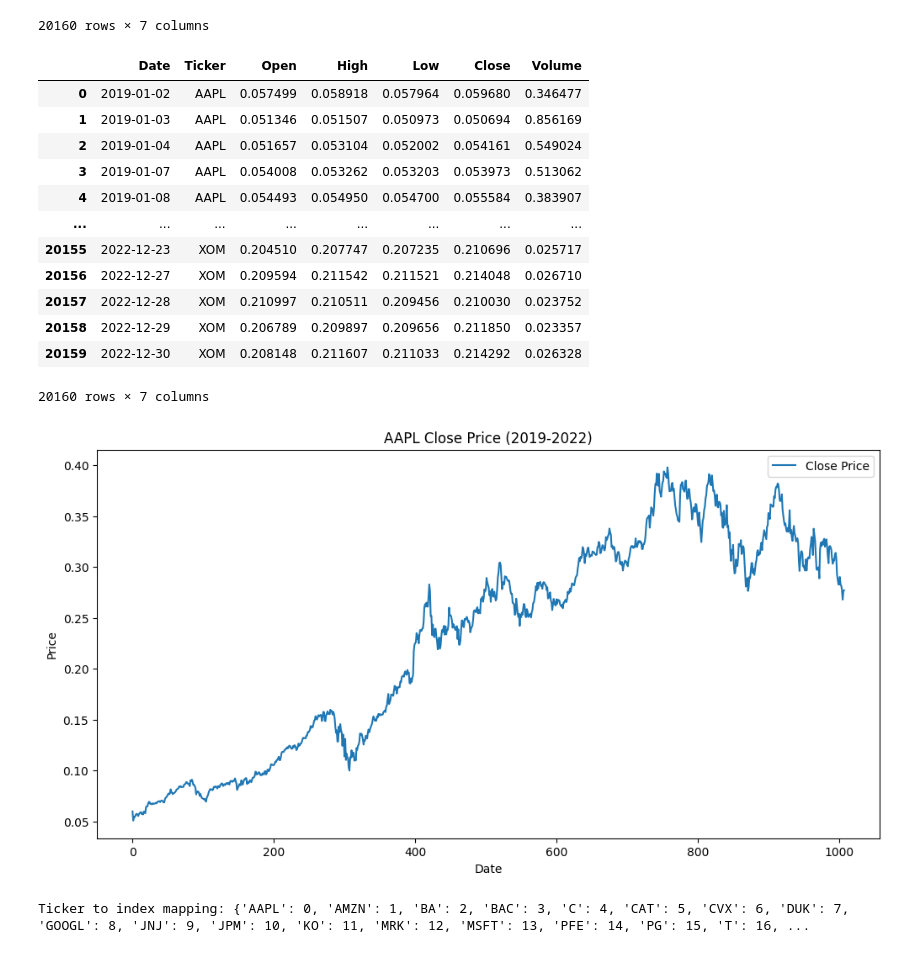
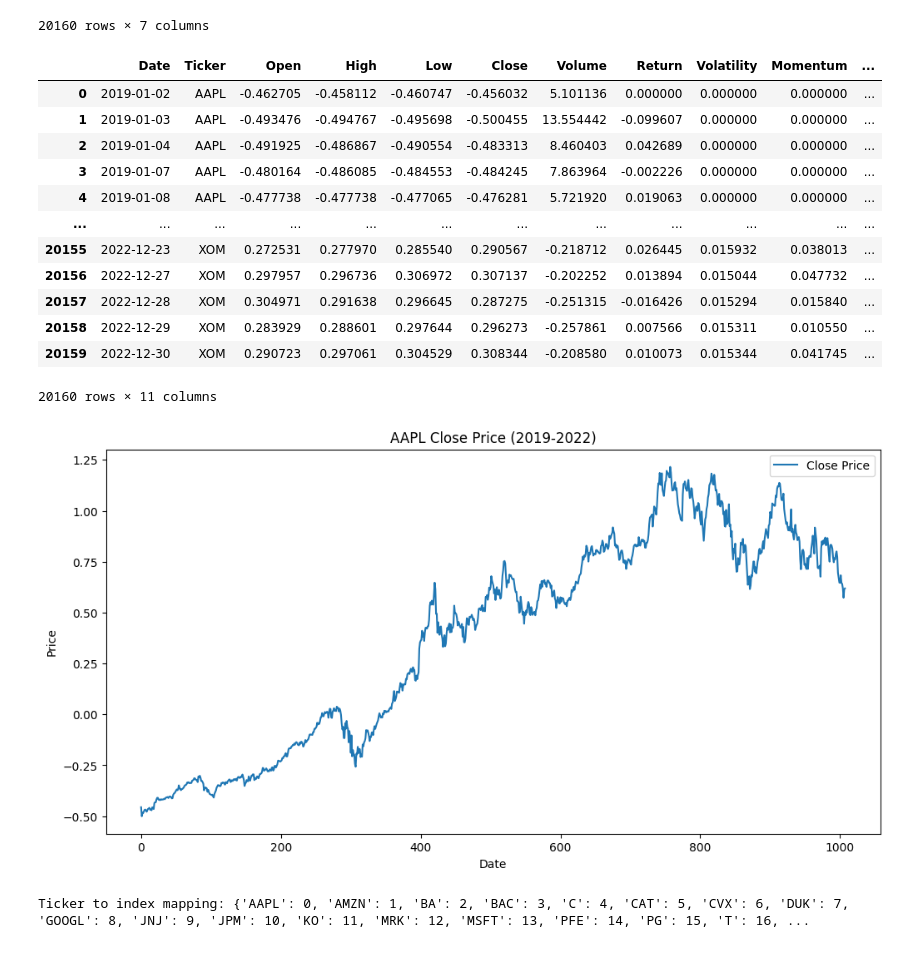
Before and after one commit to broccubali/DLG-Assignments, a Jupyter notebook: ASSignment2/dlg_ass2_gat.ipynb, the cells around one changed output. Cells and saved outputs as stored; diff of their text form; code cells hidden in the pictures.

```diff
--- a/ASSignment2/dlg_ass2_gat.ipynb
+++ b/ASSignment2/dlg_ass2_gat.ipynb
@@ -122,25 +110,25 @@ df
 # %%
-from sklearn.preprocessing import MinMaxScaler
-scaler = MinMaxScaler()
-scaler1 = MinMaxScaler()
+from sklearn.preprocessing import RobustScaler
+scaler = RobustScaler()
+scaler1 = RobustScaler()
 feature_cols = ['Open', 'High', 'Low', 'Close']
 df[feature_cols] = scaler.fit_transform(df[feature_cols])
 df["Volume"] = scaler1.fit_transform(df[["Volume"]])
 df
 # %% [output]
-|  | Date | Ticker | Open | High | Low | Close | Volume |
-| 0 | 2019-01-02 | AAPL | 0.057499 | 0.058918 | 0.057964 | 0.059680 | 0.346477 |
-| 1 | 2019-01-03 | AAPL | 0.051346 | 0.051507 | 0.050973 | 0.050694 | 0.856169 |
-| 2 | 2019-01-04 | AAPL | 0.051657 | 0.053104 | 0.052002 | 0.054161 | 0.549024 |
-| 3 | 2019-01-07 | AAPL | 0.054008 | 0.053262 | 0.053203 | 0.053973 | 0.513062 |
-| 4 | 2019-01-08 | AAPL | 0.054493 | 0.054950 | 0.054700 | 0.055584 | 0.383907 |
-| ... | ... | ... | ... | ... | ... | ... | ... |
-| 20155 | 2022-12-23 | XOM | 0.204510 | 0.207747 | 0.207235 | 0.210696 | 0.025717 |
-| 20156 | 2022-12-27 | XOM | 0.209594 | 0.211542 | 0.211521 | 0.214048 | 0.026710 |
-| 20157 | 2022-12-28 | XOM | 0.210997 | 0.210511 | 0.209456 | 0.210030 | 0.023752 |
-| 20158 | 2022-12-29 | XOM | 0.206789 | 0.209897 | 0.209656 | 0.211850 | 0.023357 |
-| 20159 | 2022-12-30 | XOM | 0.208148 | 0.211607 | 0.211033 | 0.214292 | 0.026328 |
+|  | Date | Ticker | Open | High | Low | Close | Volume | Return | Volatility | Momentum | ... |
+| 0 | 2019-01-02 | AAPL | -0.462705 | -0.458112 | -0.460747 | -0.456032 | 5.101136 | 0.000000 | 0.000000 | 0.000000 | ... |
+| 1 | 2019-01-03 | AAPL | -0.493476 | -0.494767 | -0.495698 | -0.500455 | 13.554442 | -0.099607 | 0.000000 | 0.000000 | ... |
+| 2 | 2019-01-04 | AAPL | -0.491925 | -0.486867 | -0.490554 | -0.483313 | 8.460403 | 0.042689 | 0.000000 | 0.000000 | ... |
+| 3 | 2019-01-07 | AAPL | -0.480164 | -0.486085 | -0.484553 | -0.484245 | 7.863964 | -0.002226 | 0.000000 | 0.000000 | ... |
+| 4 | 2019-01-08 | AAPL | -0.477738 | -0.477738 | -0.477065 | -0.476281 | 5.721920 | 0.019063 | 0.000000 | 0.000000 | ... |
+| ... | ... | ... | ... | ... | ... | ... | ... | ... | ... | ... | ... |
+| 20155 | 2022-12-23 | XOM | 0.272531 | 0.277970 | 0.285540 | 0.290567 | -0.218712 | 0.026445 | 0.015932 | 0.038013 | ... |
+| 20156 | 2022-12-27 | XOM | 0.297957 | 0.296736 | 0.306972 | 0.307137 | -0.202252 | 0.013894 | 0.015044 | 0.047732 | ... |
+| 20157 | 2022-12-28 | XOM | 0.304971 | 0.291638 | 0.296645 | 0.287275 | -0.251315 | -0.016426 | 0.015294 | 0.015840 | ... |
+| 20158 | 2022-12-29 | XOM | 0.283929 | 0.288601 | 0.297644 | 0.296273 | -0.257861 | 0.007566 | 0.015311 | 0.010550 | ... |
+| 20159 | 2022-12-30 | XOM | 0.290723 | 0.297061 | 0.304529 | 0.308344 | -0.208580 | 0.010073 | 0.015344 | 0.041745 | ... |
-20160 rows × 7 columns
+20160 rows × 11 columns
 # %%
 aapl = df[df["Ticker"] == "AAPL"]
 plt.figure(figsize=(12, 6))
@@ -151,7 +139,7 @@ plt.ylabel('Price')
 plt.legend()
 plt.show()
 # %% [output]
-[figure, old version]
+[figure, new version]
 # %%
 stocks = ['AAPL', 'AMZN', 'BA', 'BAC', 'C', 'CAT', 'CVX', 'DUK', 'GOOGL', 'JNJ', 'JPM' ,'KO', 'MRK', 'MSFT', 'PFE', 'PG', 'T', 'VZ', 'WMT', 'XOM']
 
```
Also changed, not shown: parts of 14 cells of this notebook, 1 other file.
